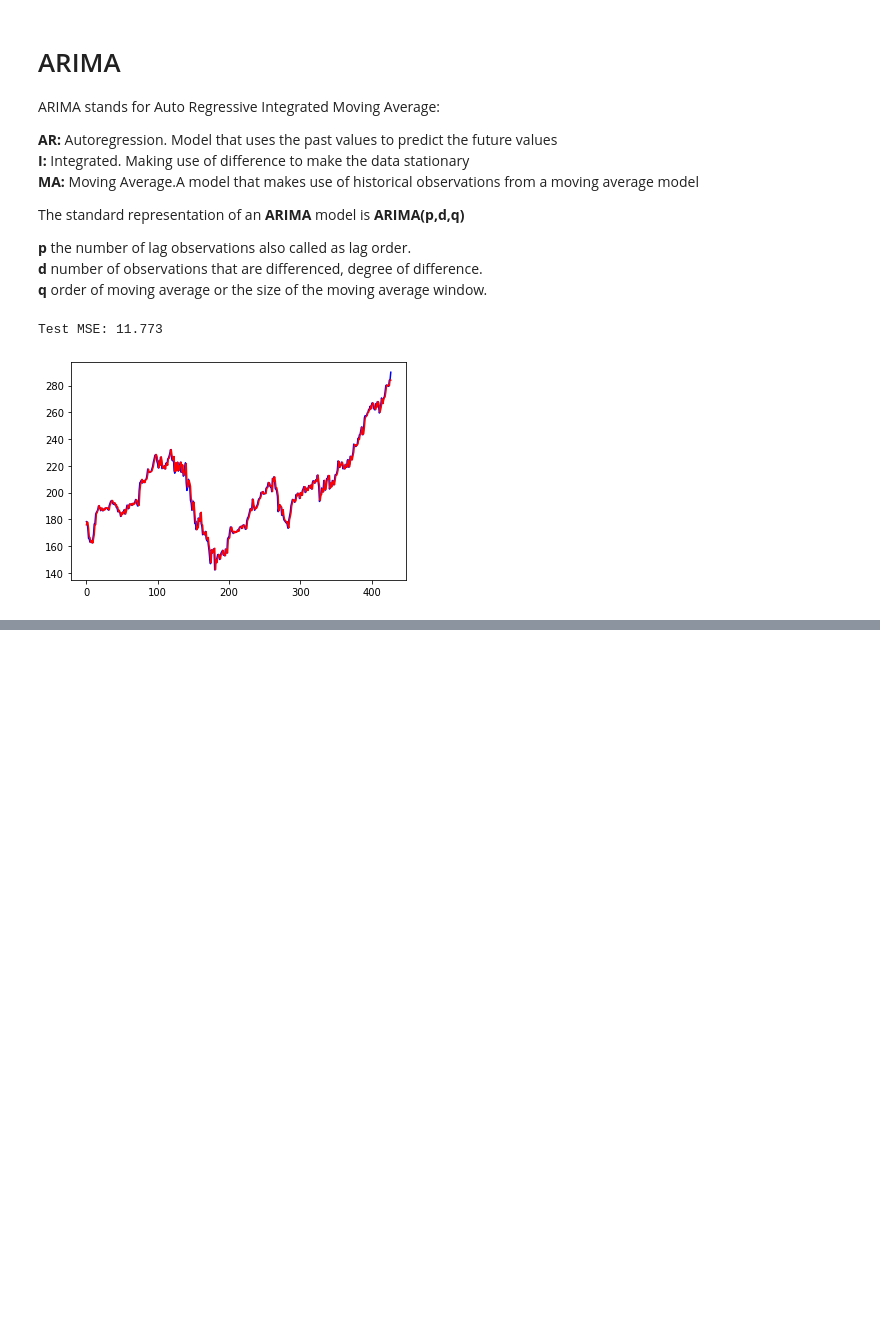
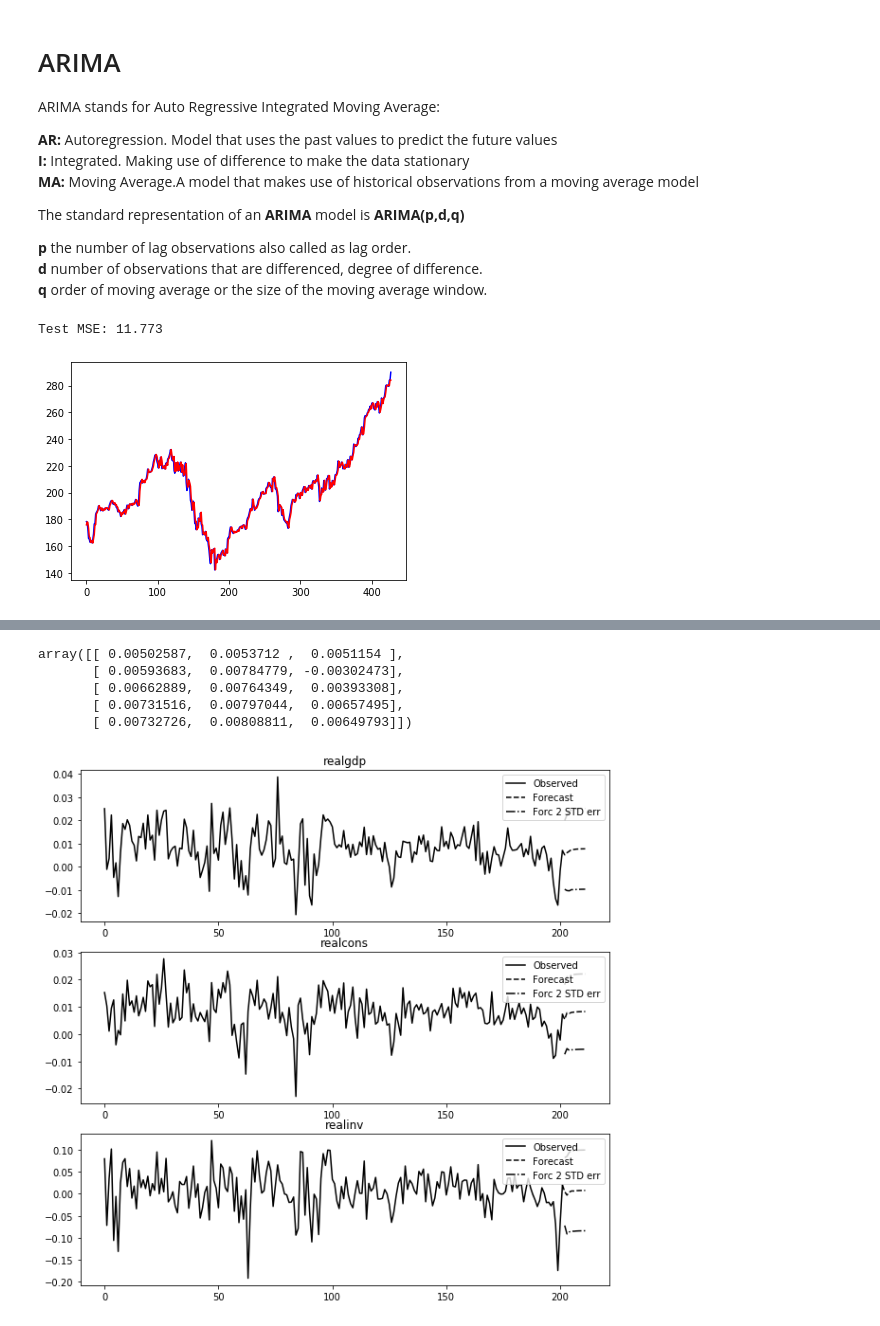
Before and after one commit to Santanukolkata/Data_Science, a Jupyter notebook: Time_Series/Advanced_time_series.ipynb, the cells around one changed output, grey strips where cells are left out. Saved outputs shown, nothing was run; the diff lists cells and outputs as text; code cells hidden in the pictures; blank space fills up the shorter version.

```diff
--- a/Time_Series/Advanced_time_series.ipynb
+++ b/Time_Series/Advanced_time_series.ipynb
@@ -293,0 +349,16 @@ Test MSE: 11.773
+# %%
+lag_order = results.k_ar
+
+results.forecast(data.values[-lag_order:], 5)
+# %% [output]
+array([[ 0.00502587,  0.0053712 ,  0.0051154 ],
+       [ 0.00593683,  0.00784779, -0.00302473],
+       [ 0.00662889,  0.00764349,  0.00393308],
+       [ 0.00731516,  0.00797044,  0.00657495],
+       [ 0.00732726,  0.00808811,  0.00649793]])
+# %%
+results.plot_forecast(10)
+
+plt.show()
+# %% [output]
+[figure, added]
```
Also changed, not shown: parts of 7 cells of this notebook.
